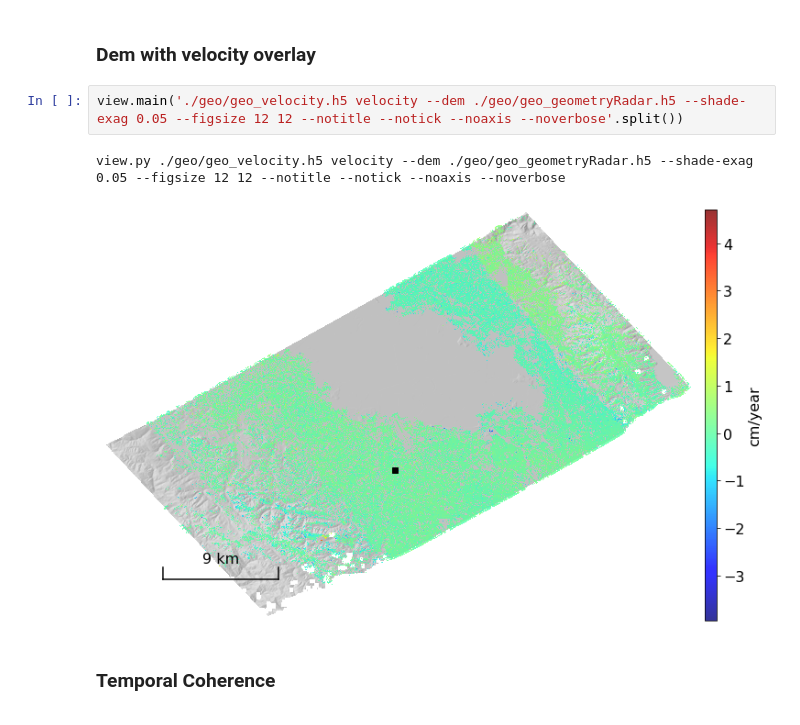
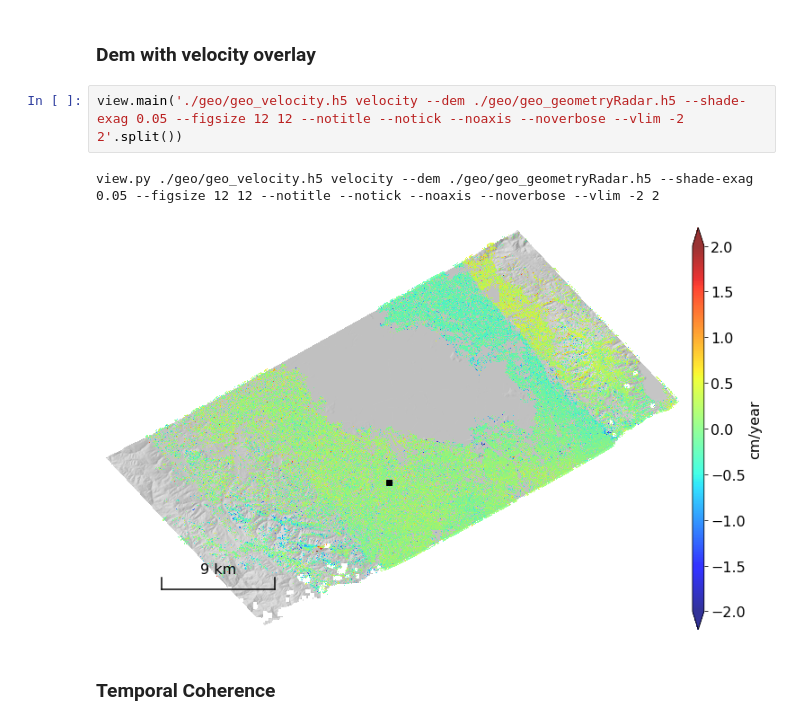
Before and after one commit to forrestfwilliams/UAVSAR_InSAR, a Jupyter notebook: mintpy_processing.ipynb, the cells around one changed output. Drawn from its saved outputs; the diff is of its cells as text.

Commit message:
change velocity plot limits

```diff
--- a/mintpy_processing.ipynb
+++ b/mintpy_processing.ipynb
@@ -531,10 +531,10 @@ finished writing to /u/sar-r2/fwilliam/Calif/UAVSAR/Stacks/Haywrd_05502_01-S1/mi
 # %% [markdown]
 ### Dem with velocity overlay
 # %%
-view.main('./geo/geo_velocity.h5 velocity --dem ./geo/geo_geometryRadar.h5 --shade-exag 0.05 --figsize 12 12 --notitle --notick --noaxis --noverbose'.split())
+view.main('./geo/geo_velocity.h5 velocity --dem ./geo/geo_geometryRadar.h5 --shade-exag 0.05 --figsize 12 12 --notitle --notick --noaxis --noverbose --vlim -2 2'.split())
 # %% [output]
-view.py ./geo/geo_velocity.h5 velocity --dem ./geo/geo_geometryRadar.h5 --shade-exag 0.05 --figsize 12 12 --notitle --notick --noaxis --noverbose
+view.py ./geo/geo_velocity.h5 velocity --dem ./geo/geo_geometryRadar.h5 --shade-exag 0.05 --figsize 12 12 --notitle --notick --noaxis --noverbose --vlim -2 2
-[figure, old version]
+[figure, new version]
 # %% [markdown]
 ### Temporal Coherence
 # %%
```
Also changed, not shown: parts of 1 cell of this notebook.
